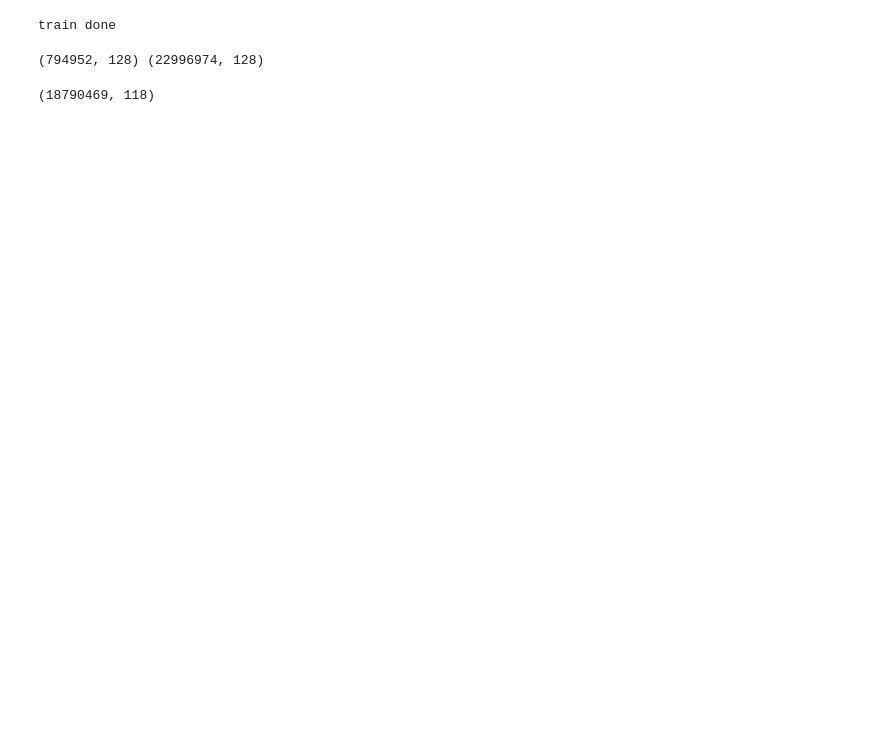
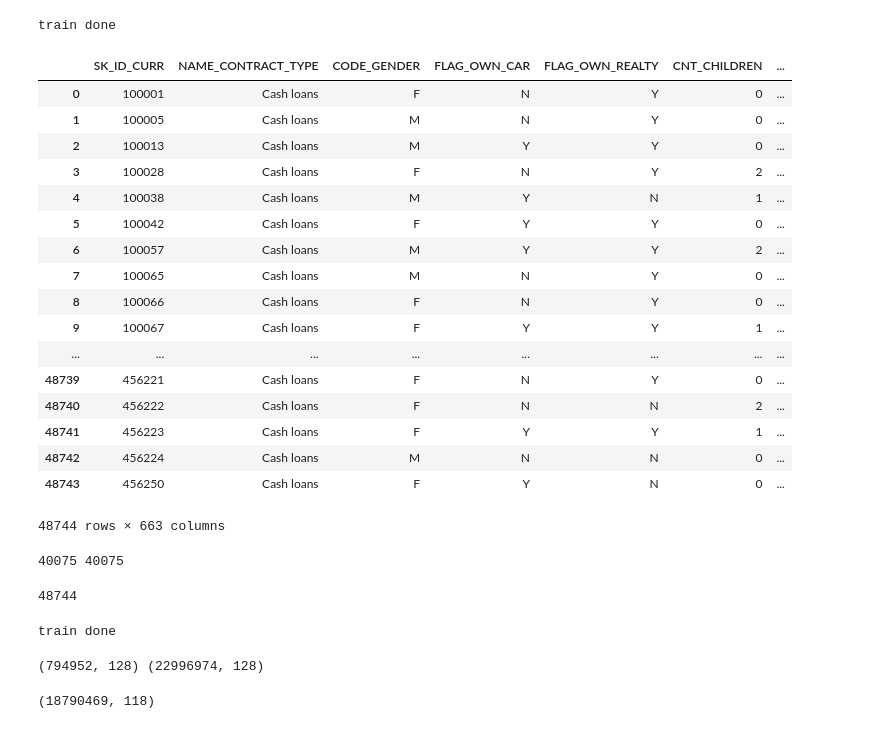
Before and after one commit to wluo-personal/AlphaBoosting, a Jupyter notebook: home_credit/qianli/test_gplearn.ipynb, the cells around one changed output. Cells and saved outputs as stored; diff of their text form; code cells hidden in the pictures; blank space fills up the shorter version.

```diff
--- a/home_credit/qianli/test_gplearn.ipynb
+++ b/home_credit/qianli/test_gplearn.ipynb
@@ -108,0 +9,8 @@ train_array_shrink = train_shrink.values
+# %%
+from gplearn.genetic import SymbolicTransformer
+
+PATH = '/home/kai/data/kaggle/homecredit/'
+
+train = pd.read_pickle(PATH + 'train_total.pkl')
+test = pd.read_pickle(PATH + 'test_total.pkl')
+print('done')
@@ -108,0 +21,13 @@ train_array_shrink = train_shrink.values
+# %%
+target_array = train['TARGET'].values
+
+train_gp = train[['EXT_SOURCE_2','EXT_SOURCE_3']]
+test_gp = test[['EXT_SOURCE_2','EXT_SOURCE_3']]
+
+train_gp = train_gp.dropna(axis = 0)
+train_index = train_gp.index
+test_gp = test_gp.dropna(axis = 0)
+
+train_array = train_gp.values
+test_array = test_gp.values
+target_array = train['TARGET'].iloc[train_index]
@@ -111,22 +57,26 @@ train_array_shrink = train_shrink.values
 
 
 function_set = ['add','sub', 'mul','div', 'abs', 'neg', 'max', 'min', 'sqrt', 'sin', 'cos', 'log', 'inv']
-gp = SymbolicTransformer(generations=20,
-                         population_size=2000,
+gp = SymbolicTransformer(generations=5,
+                         population_size=5000,
                          stopping_criteria = 1,
-                         tournament_size = 1000,
+                         tournament_size = 500,
                          metric = 'spearman',
                          hall_of_fame=100,
                          n_components=15,
                          function_set=function_set,
-                         parsimony_coefficient=0.0005,
+                         parsimony_coefficient=0.0001,
                          max_samples=1,
                          verbose=1,
-                         random_state=0,
+                         random_state=18,
                          n_jobs=30,
                         p_subtree_mutation=0.03,
                         p_hoist_mutation = 0.04,
-                        p_point_mutation = 0.03)
+                        p_point_mutation = 0.03,
+                         const_range = (-10,10),
+                         init_depth = (3,4),
+                         p_point_replace = 0.2
+                        )
 
 # SymbolicTransformer(const_range=(-1.0, 1.0),
 #           function_set=['add', 'sub', 'mul', 'div', 'abs', 'neg', 'max', 'min', 'sqrt', 'sin', 'cos', 'log', 'inv'],
@@ -156,3 +114,5 @@ KeyboardInterrupt:
 # %%
 gp_features_train = gp.transform(train_array)
 print('train done')
+# %% [output]
+train done
@@ -161,3 +125,35 @@ train_index = train_original.index
+# %%
+gp_features_test = gp.transform(test_array)
+df = pd.DataFrame(data = gp_features_test)
+x = df[[0]]
+df = pd.concat([test, x], axis = 1)
+df.to_pickle(PATH + 'test_gp.pkl')
+df
+# %% [output]
+|  | SK_ID_CURR | NAME_CONTRACT_TYPE | CODE_GENDER | FLAG_OWN_CAR | FLAG_OWN_REALTY | CNT_CHILDREN | ... |
+| 0 | 100001 | Cash loans | F | N | Y | 0 | ... |
+| 1 | 100005 | Cash loans | M | N | Y | 0 | ... |
+| 2 | 100013 | Cash loans | M | Y | Y | 0 | ... |
+| 3 | 100028 | Cash loans | F | N | Y | 2 | ... |
+| 4 | 100038 | Cash loans | M | Y | N | 1 | ... |
+| 5 | 100042 | Cash loans | F | Y | Y | 0 | ... |
+| 6 | 100057 | Cash loans | M | Y | Y | 2 | ... |
+| 7 | 100065 | Cash loans | M | N | Y | 0 | ... |
+| 8 | 100066 | Cash loans | F | N | Y | 0 | ... |
+| 9 | 100067 | Cash loans | F | Y | Y | 1 | ... |
+| ... | ... | ... | ... | ... | ... | ... | ... |
+| 48739 | 456221 | Cash loans | F | N | Y | 0 | ... |
+| 48740 | 456222 | Cash loans | F | N | N | 2 | ... |
+| 48741 | 456223 | Cash loans | F | Y | Y | 1 | ... |
+| 48742 | 456224 | Cash loans | M | N | N | 0 | ... |
+| 48743 | 456250 | Cash loans | F | Y | N | 0 | ... |
+48744 rows × 663 columns
+# %%
+print(len(x),len(x[x[0]!= np.nan]))
+len(df)
+# %% [output]
+40075 40075
+48744
 # %%
 train_new = pd.DataFrame(data = gp_features_train, index = train_index)
 train = pd.concat([train_original, train_new], axis = 1)
```
Also changed, not shown: parts of 21 cells of this notebook, 30 other files.
